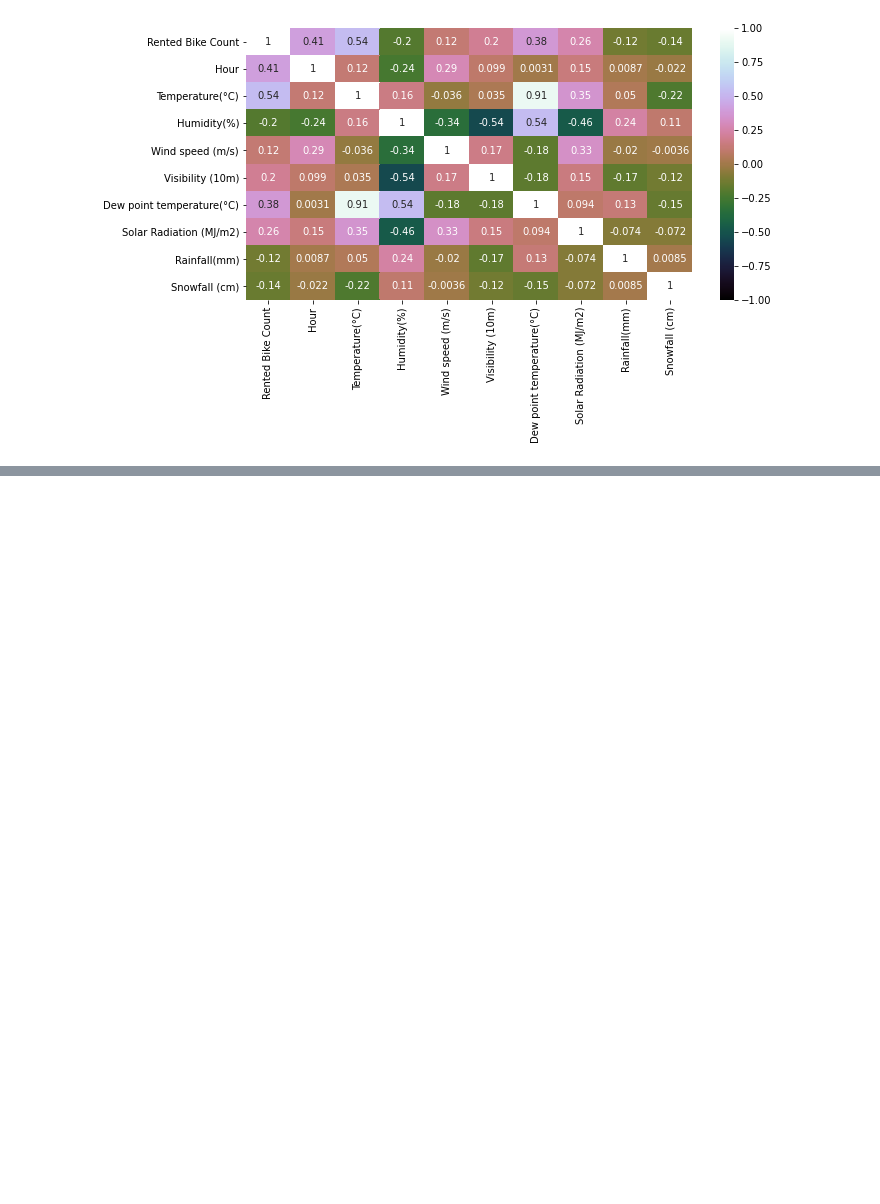
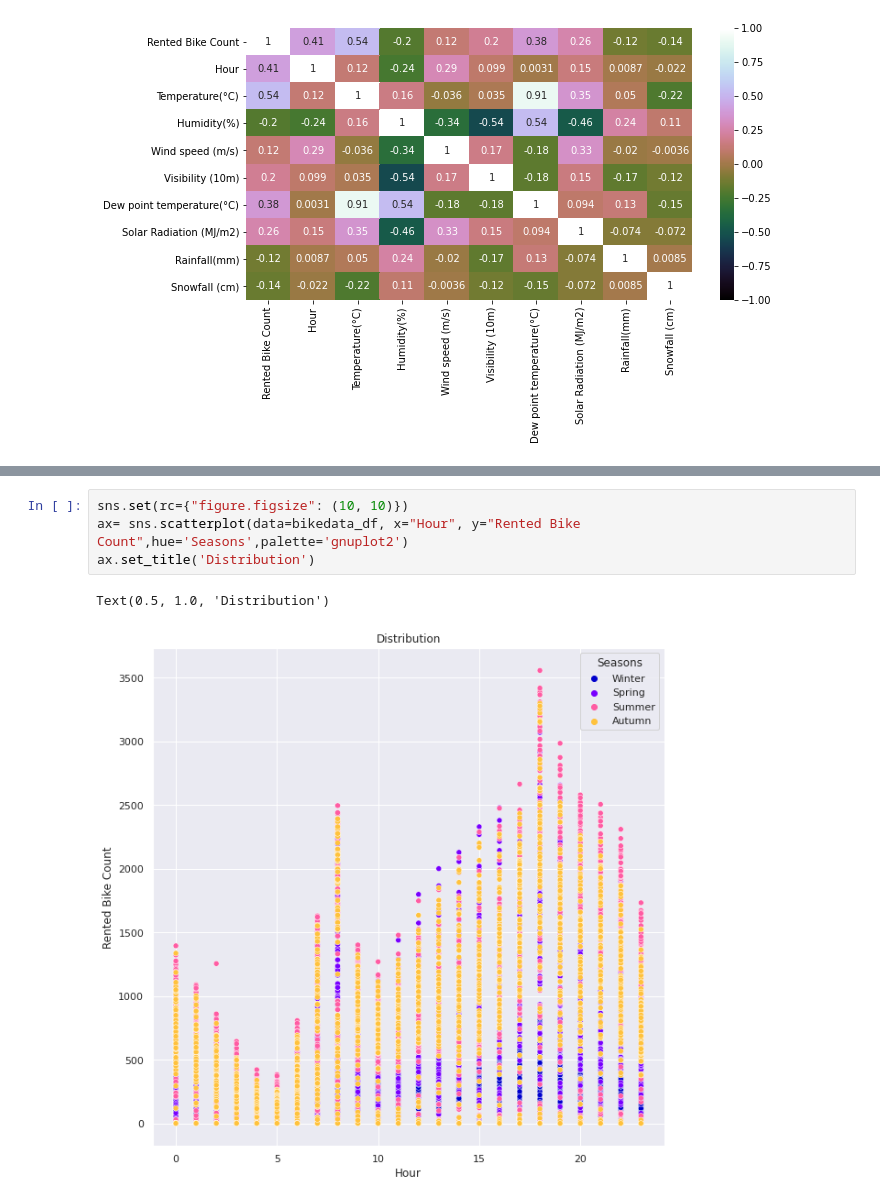
Before and after one commit to NayanaPradeep/Bike_Sharing_Demand, a Jupyter notebook: Bike_Sharing_Demand_Prediction_Capstone_Project.ipynb, the cells around one changed output, grey strips where cells are left out. Drawn from its saved outputs; the diff is of its cells as text; blank space fills up the shorter version.

```diff
--- a/Bike_Sharing_Demand_Prediction_Capstone_Project.ipynb
+++ b/Bike_Sharing_Demand_Prediction_Capstone_Project.ipynb
@@ -140,0 +165,7 @@ sns.heatmap(bikedata_df.corr(), vmin=-1, cmap='cubehelix', annot=True)
+# %%
+sns.set(rc={"figure.figsize": (10, 10)})
+ax= sns.scatterplot(data=bikedata_df, x="Hour", y="Rented Bike Count",hue='Seasons',palette='gnuplot2')
+ax.set_title('Distribution')
+# %% [output]
+Text(0.5, 1.0, 'Distribution')
+[figure, added]
```
Also changed, not shown: parts of 5 cells of this notebook.
